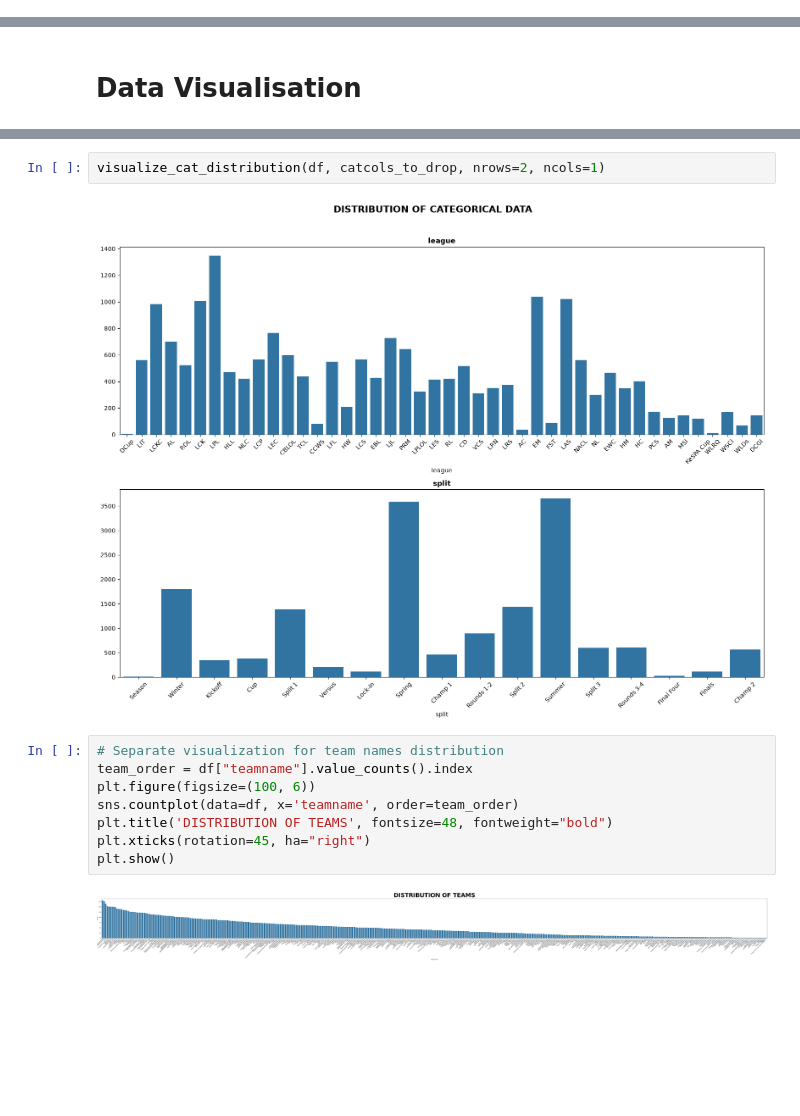
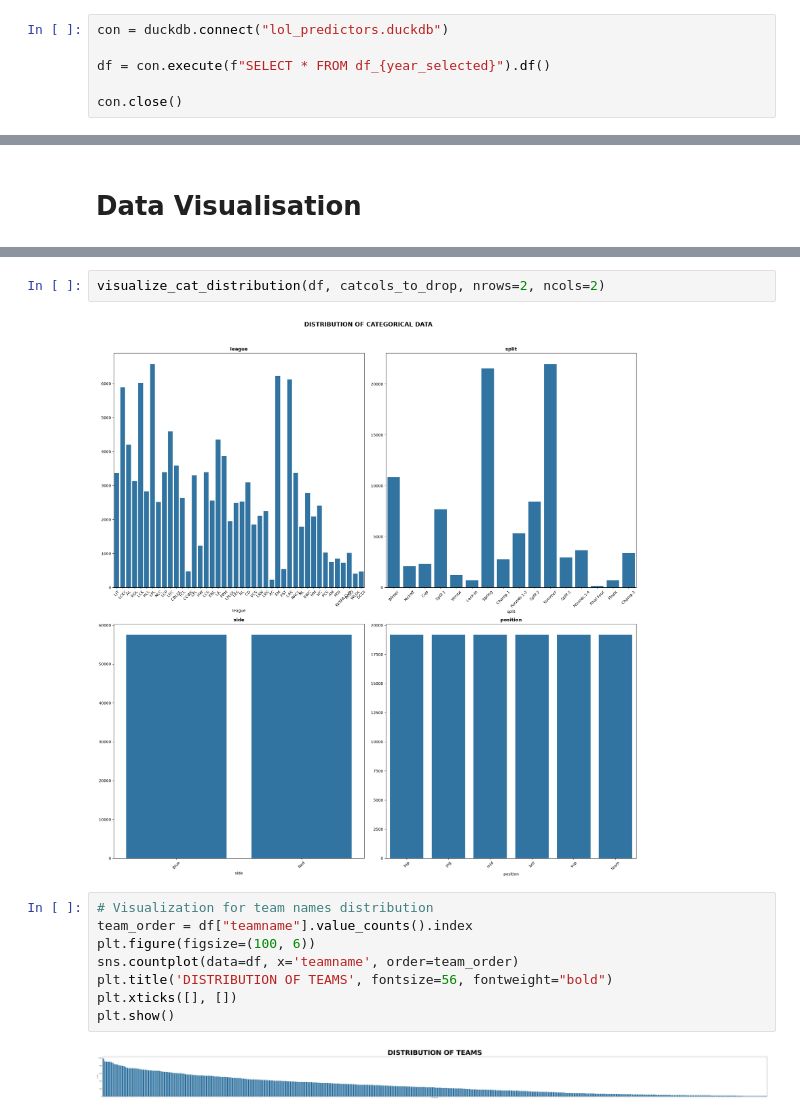
Before and after one commit to jkpjr/lol-esports-pickems-predictor, a Jupyter notebook: exploratory_data_analysis.ipynb, the cells around one changed output, grey strips where cells are left out. Drawn from its saved outputs; the diff is of its cells as text; blank space fills up the shorter version.

```diff
--- a/exploratory_data_analysis.ipynb
+++ b/exploratory_data_analysis.ipynb
@@ -16,3 +18,9 @@ Load data and select features with an SQL query through the duckdb.
+# %%
+con = duckdb.connect("lol_predictors.duckdb")
+
+df = con.execute(f"SELECT * FROM df_{year_selected}").df()
+
+con.close()
 # %% [markdown]
 ### Data Overview
 # %%
@@ -161,16 +181,16 @@ visualize_num_distribution(df, numcols_to_drop, nrows=10, ncols=4, figsize=(20,
 # %%
-visualize_cat_distribution(df, catcols_to_drop, nrows=2, ncols=1)
+visualize_cat_distribution(df, catcols_to_drop, nrows=2, ncols=2)
 # %% [output]
-[figure, old version]
+[figure, new version]
 # %%
-# Separate visualization for team names distribution
+# Visualization for team names distribution
 team_order = df["teamname"].value_counts().index
 plt.figure(figsize=(100, 6))
 sns.countplot(data=df, x='teamname', order=team_order)
-plt.title('DISTRIBUTION OF TEAMS', fontsize=48, fontweight="bold")
-plt.xticks(rotation=45, ha="right")
+plt.title('DISTRIBUTION OF TEAMS', fontsize=56, fontweight="bold")
+plt.xticks([], [])
 plt.show()
 # %% [output]
-[figure, old version]
+[figure, new version]
 # %%
 # Compute correlation matrix
```
Also changed, not shown: parts of 11 cells of this notebook, 2 other files.
